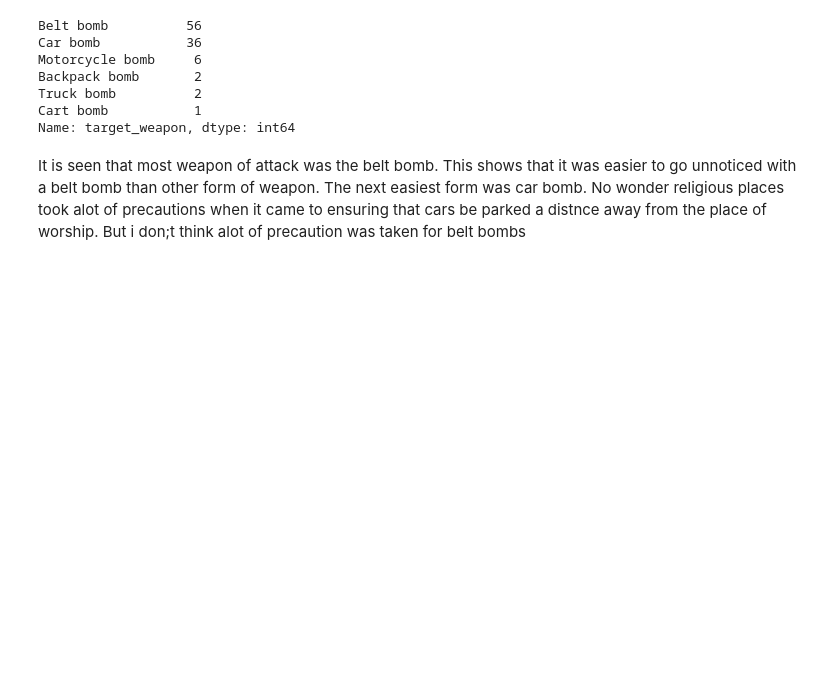
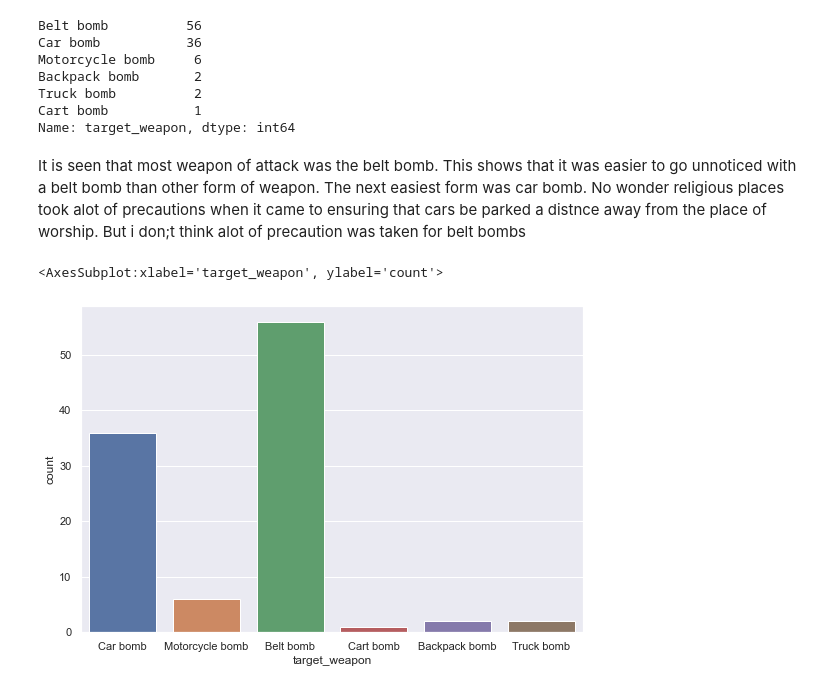
Before and after one commit to Goldochim/Projects-with-Friends, a Jupyter notebook: suicide.ipynb, the cells around one changed output. Cells and saved outputs as stored; diff of their text form; code cells hidden in the pictures; blank space fills up the shorter version.

```diff
--- a/suicide.ipynb
+++ b/suicide.ipynb
@@ -337,5 +485,11 @@ Cart bomb           1
 Name: target_weapon, dtype: int64
 # %% [markdown]
 It is seen that most weapon of attack was the belt bomb. This shows that it was easier to go unnoticed with a belt bomb than other form of weapon. The next easiest form was car bomb. No wonder religious places took alot of precautions when it came to ensuring that cars be parked a distnce away from the place of worship. But i don;t think alot of precaution was taken for belt bombs
+# %%
+plt.figure(figsize=(9, 6))
+sns.countplot(nigeria['target_weapon'])
+# %% [output]
+<AxesSubplot:xlabel='target_weapon', ylabel='count'>
+[figure, added]
 # %%
 df=df.drop('attacker_age', axis=1)
```
Also changed, not shown: parts of 18 cells of this notebook.
